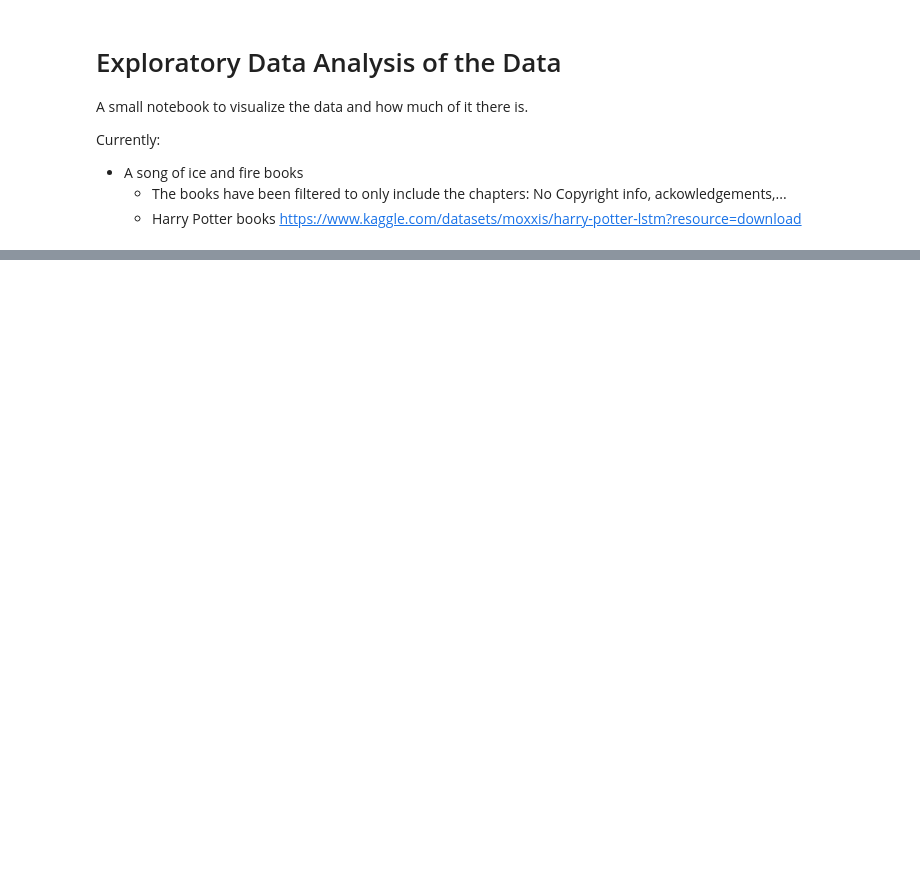
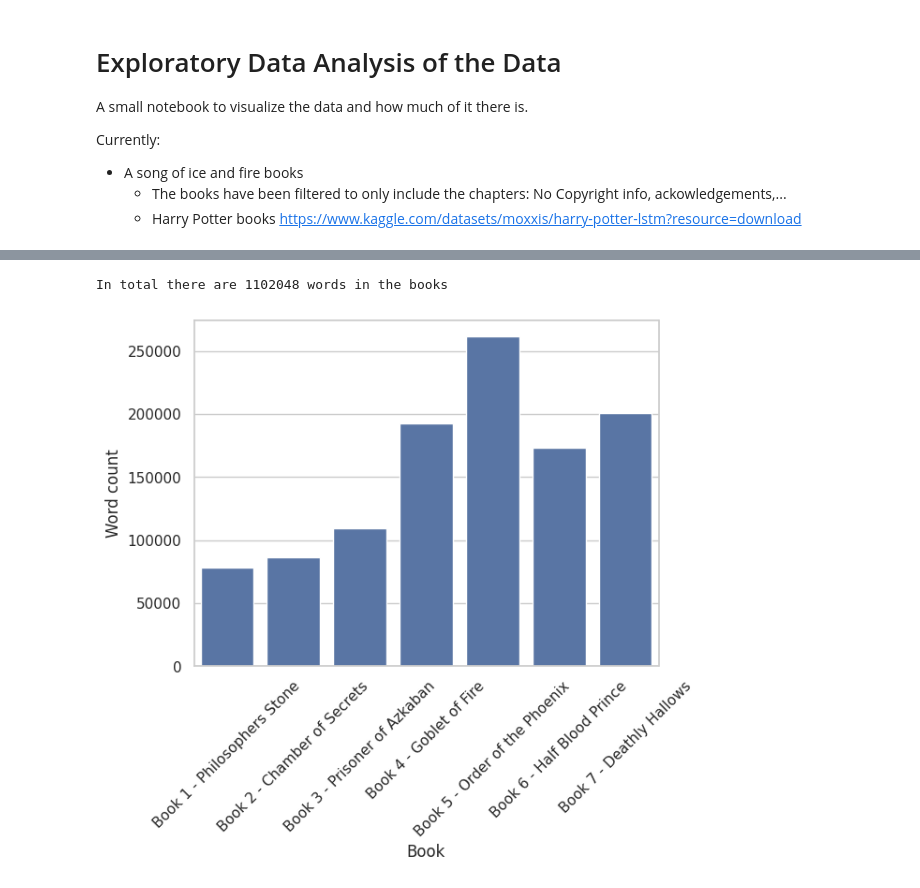
Before and after one commit to UL-FRI-NLP-2023-2024/ul-fri-nlp-course-project-iota, a Jupyter notebook: data/code/EDA.ipynb, the cells around one changed output, grey strips where cells are left out. Cells and saved outputs as stored; diff of their text form; code cells hidden in the pictures; blank space fills up the shorter version.

```diff
--- a/data/code/EDA.ipynb
+++ b/data/code/EDA.ipynb
@@ -48,0 +45,5 @@ In total there are 1087549 words in the Harry Potter books
+# %%
+word_count("hp", "books")
+# %% [output]
+In total there are 1102048 words in the books
+[figure, added]
```
Also changed, not shown: parts of 5 cells of this notebook, 7 other files.
